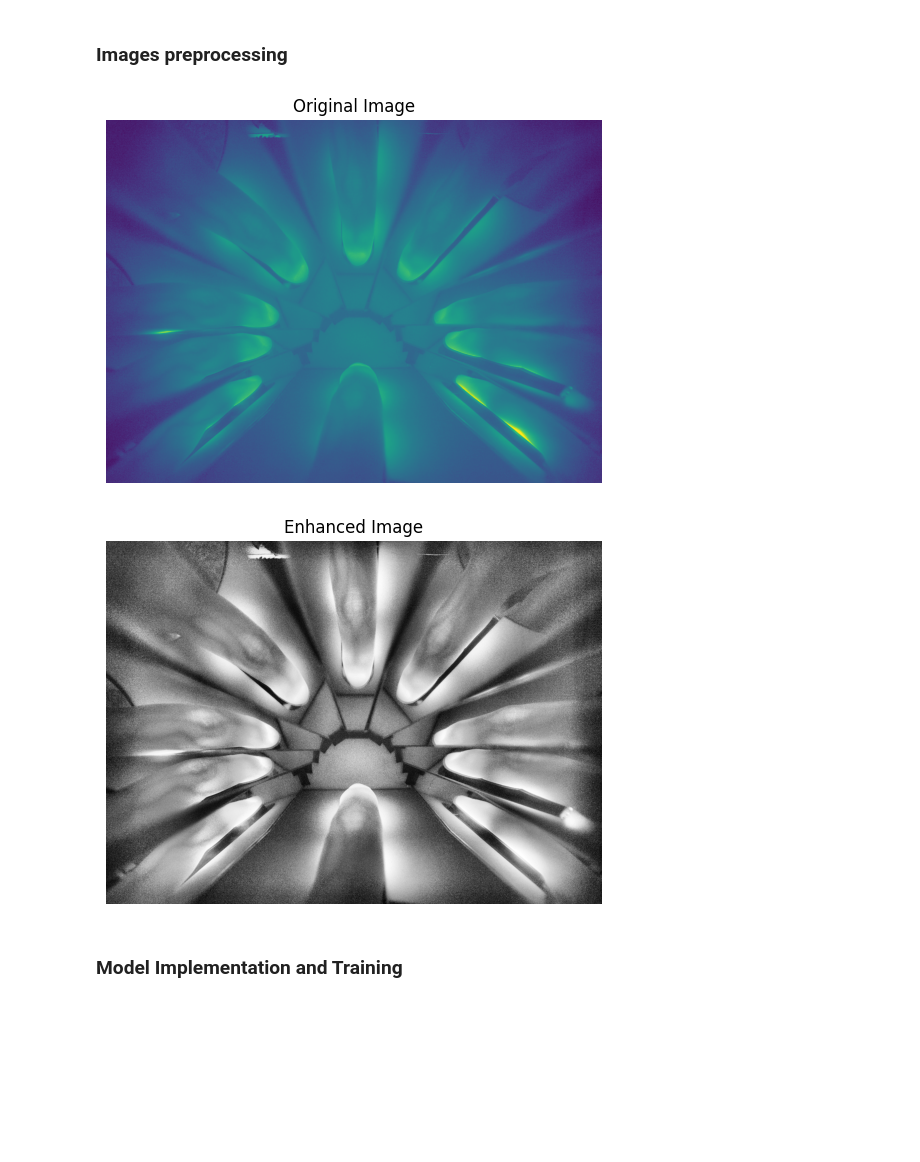
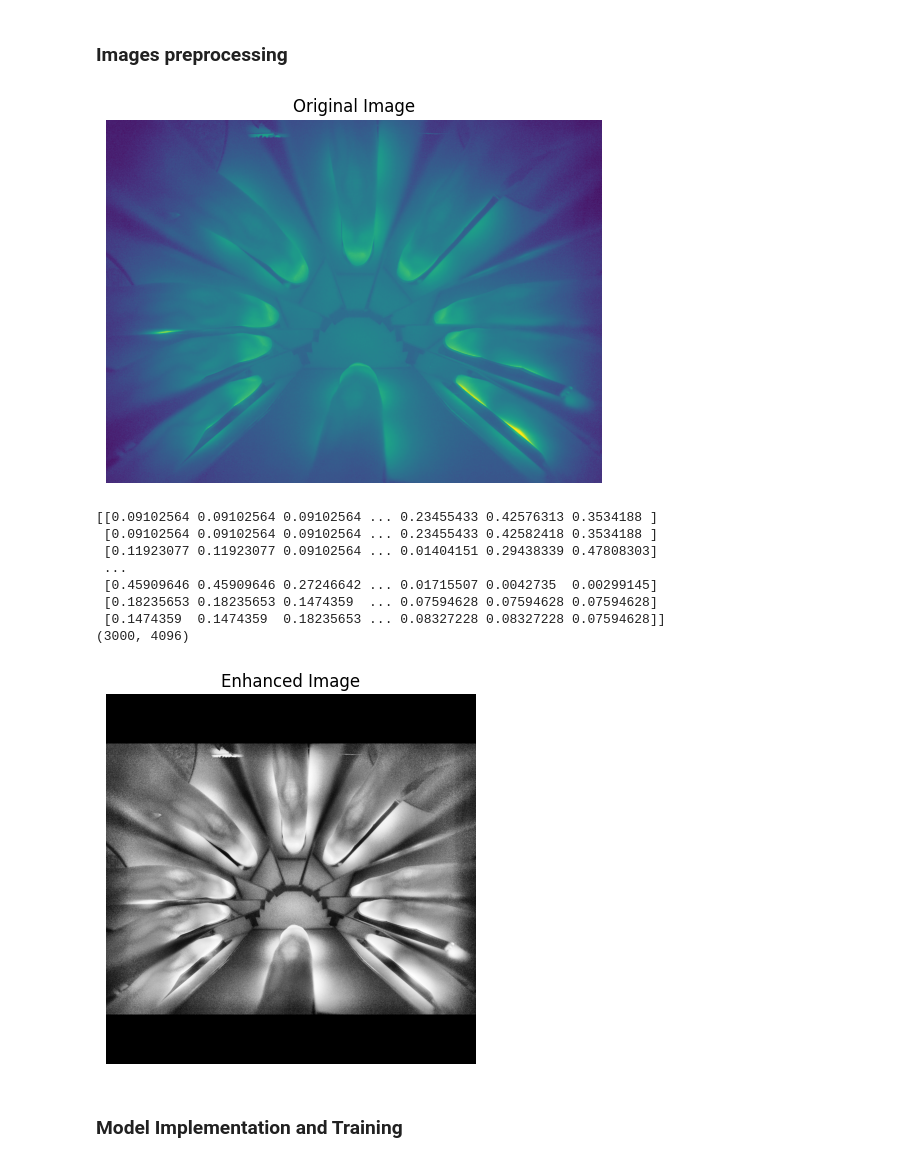
Before and after one commit to surViVeCZ/BIO, a Jupyter notebook: generator.ipynb, the cells around one changed output. Drawn from its saved outputs; the diff is of its cells as text; code cells hidden in the pictures; blank space fills up the shorter version.

Commit message:
resizement

```diff
--- a/generator.ipynb
+++ b/generator.ipynb
@@ -76,7 +76,7 @@ from skimage import io, color
 from PIL import Image
 
 # Function to preprocess a single image
-def preprocess_image(image, target_size=(128, 128)):
+def preprocess_image(image, target_size=(1024, 1024)):
     # Convert image to numpy array if not already
     img_array = np.array(image)
 
@@ -88,33 +88,52 @@ def preprocess_image(image, target_size=(128, 128)):
         # Convert to grayscale
         grayscale_img = color.rgb2gray(img_array)
     else:
         # Image is already grayscale
         grayscale_img = img_array
 
     # Apply histogram equalization
     equalized_img = exposure.equalize_adapthist(grayscale_img, clip_limit=0.03)
     print(equalized_img)
     #print its size
     print(equalized_img.shape)
     # Convert the numpy array back to a PIL Image in grayscale mode
     processed_image = Image.fromarray((equalized_img * 255).astype(np.uint8), mode='L')
 
-    processed_image = processed_image.resize(target_size, Image.ANTIALIAS)
+    original_size = processed_image.size
+    ratio = min(target_size[0]/original_size[0], target_size[1]/original_size[1])
+    new_size = (int(original_size[0] * ratio), int(original_size[1] * ratio))
 
-    return processed_image
+    # Resize the image using the calculated size
+    processed_image = processed_image.resize(new_size, Image.Resampling.LANCZOS)
+
+    # Create a new image with the target size and a black background
+    new_image = Image.new("L", target_size)
+
+    # Paste the resized image onto the center of the new image
+    new_image.paste(processed_image, ((target_size[0] - new_size[0]) // 2, (target_size[1] - new_size[1]) // 2))
+
+    return new_image
 
 # Display the original image
 plt.imshow(images[0])
 plt.axis('off')
 plt.title('Original Image')
 plt.show()
 
 processed_image = preprocess_image(images[0])
 # Display the preprocessed first image
 plt.imshow(processed_image, cmap='gray')
 plt.axis('off')
 plt.title('Enhanced Image')
 plt.show()
 # %% [output]
 [figure]
+[[0.09102564 0.09102564 0.09102564 ... 0.23455433 0.42576313 0.3534188 ]
+ [0.09102564 0.09102564 0.09102564 ... 0.23455433 0.42582418 0.3534188 ]
+ [0.11923077 0.11923077 0.09102564 ... 0.01404151 0.29438339 0.47808303]
+ ...
+ [0.45909646 0.45909646 0.27246642 ... 0.01715507 0.0042735  0.00299145]
+ [0.18235653 0.18235653 0.1474359  ... 0.07594628 0.07594628 0.07594628]
+ [0.1474359  0.1474359  0.18235653 ... 0.08327228 0.08327228 0.07594628]]
+(3000, 4096)
-[figure, old version]
+[figure, new version]
```
Also changed, not shown: parts of 1 cell of this notebook.
